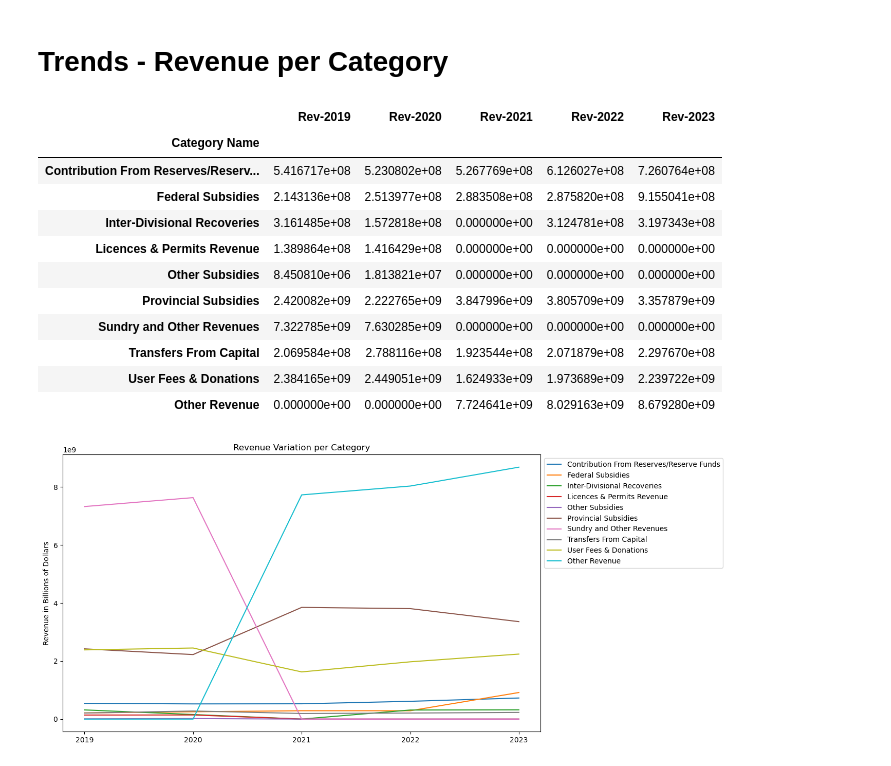
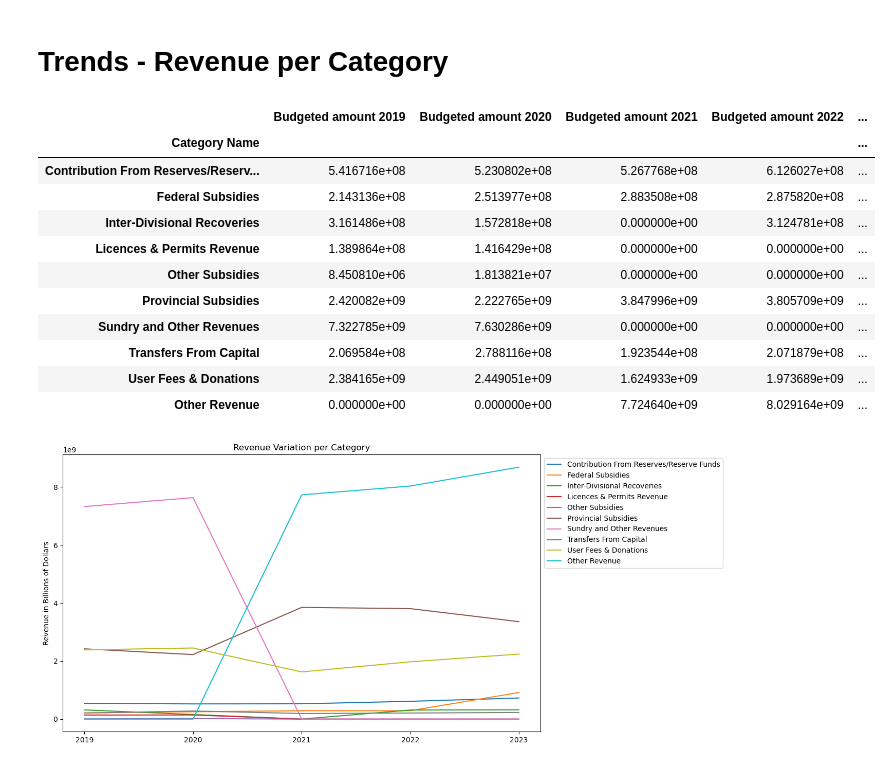
Before and after one commit to aayushgambhir2023/DA-Project-1, a Jupyter notebook: City of Toronto Budget Analysis - Trends.ipynb, the cells around one changed output. Saved outputs shown, nothing was run; the diff lists cells and outputs as text; code cells hidden in the pictures.

```diff
--- a/City of Toronto Budget Analysis - Trends.ipynb
+++ b/City of Toronto Budget Analysis - Trends.ipynb
@@ -148,35 +75,35 @@ Name: count, dtype: int64
 # Trends - Revenue per Category
 # %%
 #Create DataFrames with summed values by Category
-rev_category_2019_lg = pd.DataFrame(budget_2019_lg.groupby("Category Name")["Rev-2019"].sum().round(2))
-rev_category_2020_lg = pd.DataFrame(budget_2020_lg.groupby("Category Name")["Rev-2020"].sum().round(2))
-rev_category_2021_lg = pd.DataFrame(budget_2021_lg.groupby("Category Name")["Rev-2021"].sum().round(2))
-rev_category_2022_lg = pd.DataFrame(budget_2022_lg.groupby("Category Name")["Rev-2022"].sum().round(2))
-rev_category_2023_lg = pd.DataFrame(budget_2023_lg.groupby("Category Name")["Rev-2023"].sum().round(2))
+rev_category_2019 = pd.DataFrame(budget2019_df_rev.groupby("Category Name")["Budgeted amount 2019"].sum().round(2))
+rev_category_2020 = pd.DataFrame(budget2020_df_rev.groupby("Category Name")["Budgeted amount 2020"].sum().round(2))
+rev_category_2021 = pd.DataFrame(budget2021_df_rev.groupby("Category Name")["Budgeted amount 2021"].sum().round(2))
+rev_category_2022 = pd.DataFrame(budget2022_df_rev.groupby("Category Name")["Budgeted amount 2022"].sum().round(2))
+rev_category_2023 = pd.DataFrame(budget2023_df_rev.groupby("Category Name")["Budgeted amount 2023"].sum().round(2))
 
 #Create Main DataFrame with revenue by category for all 5 years
-rev_category_timeline_lg = pd.merge(rev_category_2019_lg, rev_category_2020_lg, on="Category Name", how="outer")
-rev_category_timeline_lg = pd.merge(rev_category_timeline_lg, rev_category_2021_lg, on="Category Name", how="outer")
-rev_category_timeline_lg = pd.merge(rev_category_timeline_lg, rev_category_2022_lg, on="Category Name", how="outer")
-rev_category_timeline_lg = pd.merge(rev_category_timeline_lg, rev_category_2023_lg, on="Category Name", how="outer")
+rev_category_timeline = pd.merge(rev_category_2019, rev_category_2020, on="Category Name", how="outer")
+rev_category_timeline = pd.merge(rev_category_timeline, rev_category_2021, on="Category Name", how="outer")
+rev_category_timeline = pd.merge(rev_category_timeline, rev_category_2022, on="Category Name", how="outer")
+rev_category_timeline = pd.merge(rev_category_timeline, rev_category_2023, on="Category Name", how="outer")
 
 #Clean on null values
-rev_category_timeline_lg = rev_category_timeline_lg.fillna(0.00)
-rev_category_timeline_lg = pd.DataFrame(rev_category_timeline_lg.loc[(rev_category_timeline_lg["Rev-2019"] > 0.00)|(rev_category_timeline_lg["Rev-2020"] > 0.00)|(rev_category_timeline_lg["Rev-2021"] > 0.00)|(rev_category_timeline_lg["Rev-2022"] > 0.00)|(rev_category_timeline_lg["Rev-2023"] > 0.00),:])
+rev_category_timeline = rev_category_timeline.fillna(0.00)
+rev_category_timeline = pd.DataFrame(rev_category_timeline.loc[(rev_category_timeline["Budgeted amount 2019"] > 0.00)|(rev_category_timeline["Budgeted amount 2020"] > 0.00)|(rev_category_timeline["Budgeted amount 2021"] > 0.00)|(rev_category_timeline["Budgeted amount 2022"] > 0.00)|(rev_category_timeline["Budgeted amount 2023"] > 0.00),:])
 
-rev_category_timeline_lg
+rev_category_timeline
 # %% [output]
-|  | Rev-2019 | Rev-2020 | Rev-2021 | Rev-2022 | Rev-2023 |
-| Category Name |  |  |  |  |  |
-| Contribution From Reserves/Reserv... | 5.416717e+08 | 5.230802e+08 | 5.267769e+08 | 6.126027e+08 | 7.260764e+08 |
-| Federal Subsidies | 2.143136e+08 | 2.513977e+08 | 2.883508e+08 | 2.875820e+08 | 9.155041e+08 |
-| Inter-Divisional Recoveries | 3.161485e+08 | 1.572818e+08 | 0.000000e+00 | 3.124781e+08 | 3.197343e+08 |
-| Licences & Permits Revenue | 1.389864e+08 | 1.416429e+08 | 0.000000e+00 | 0.000000e+00 | 0.000000e+00 |
-| Other Subsidies | 8.450810e+06 | 1.813821e+07 | 0.000000e+00 | 0.000000e+00 | 0.000000e+00 |
-| Provincial Subsidies | 2.420082e+09 | 2.222765e+09 | 3.847996e+09 | 3.805709e+09 | 3.357879e+09 |
-| Sundry and Other Revenues | 7.322785e+09 | 7.630285e+09 | 0.000000e+00 | 0.000000e+00 | 0.000000e+00 |
-| Transfers From Capital | 2.069584e+08 | 2.788116e+08 | 1.923544e+08 | 2.071879e+08 | 2.297670e+08 |
-| User Fees & Donations | 2.384165e+09 | 2.449051e+09 | 1.624933e+09 | 1.973689e+09 | 2.239722e+09 |
-| Other Revenue | 0.000000e+00 | 0.000000e+00 | 7.724641e+09 | 8.029163e+09 | 8.679280e+09 |
+|  | Budgeted amount 2019 | Budgeted amount 2020 | Budgeted amount 2021 | Budgeted amount 2022 | ... |
+| Category Name |  |  |  |  | ... |
+| Contribution From Reserves/Reserv... | 5.416716e+08 | 5.230802e+08 | 5.267768e+08 | 6.126027e+08 | ... |
+| Federal Subsidies | 2.143136e+08 | 2.513977e+08 | 2.883508e+08 | 2.875820e+08 | ... |
+| Inter-Divisional Recoveries | 3.161486e+08 | 1.572818e+08 | 0.000000e+00 | 3.124781e+08 | ... |
+| Licences & Permits Revenue | 1.389864e+08 | 1.416429e+08 | 0.000000e+00 | 0.000000e+00 | ... |
+| Other Subsidies | 8.450810e+06 | 1.813821e+07 | 0.000000e+00 | 0.000000e+00 | ... |
+| Provincial Subsidies | 2.420082e+09 | 2.222765e+09 | 3.847996e+09 | 3.805709e+09 | ... |
+| Sundry and Other Revenues | 7.322785e+09 | 7.630286e+09 | 0.000000e+00 | 0.000000e+00 | ... |
+| Transfers From Capital | 2.069584e+08 | 2.788116e+08 | 1.923544e+08 | 2.071879e+08 | ... |
+| User Fees & Donations | 2.384165e+09 | 2.449051e+09 | 1.624933e+09 | 1.973689e+09 | ... |
+| Other Revenue | 0.000000e+00 | 0.000000e+00 | 7.724640e+09 | 8.029164e+09 | ... |
 # %%
 x_axis = ["2019", "2020", "2021", "2022", "2023" ]
```
Also changed, not shown: parts of 34 cells of this notebook, 8 other files.
